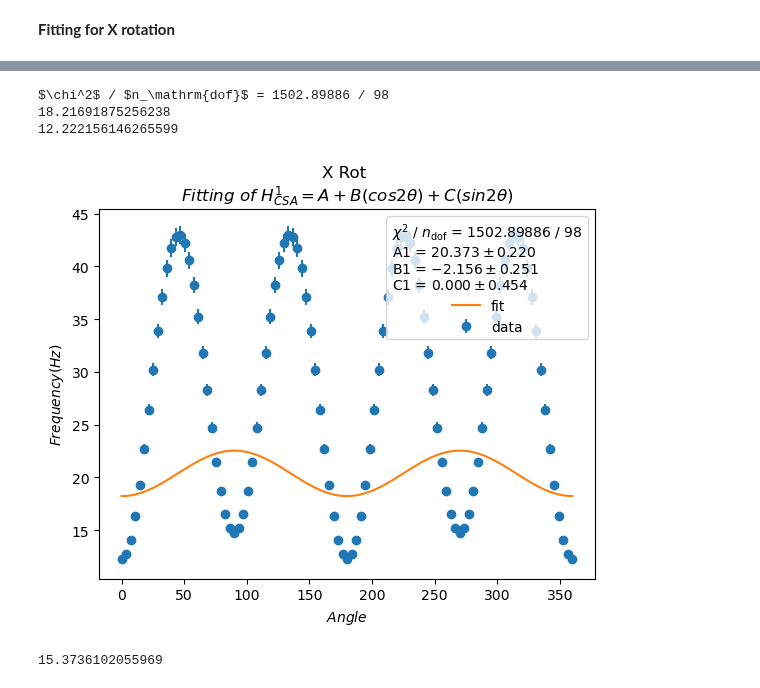
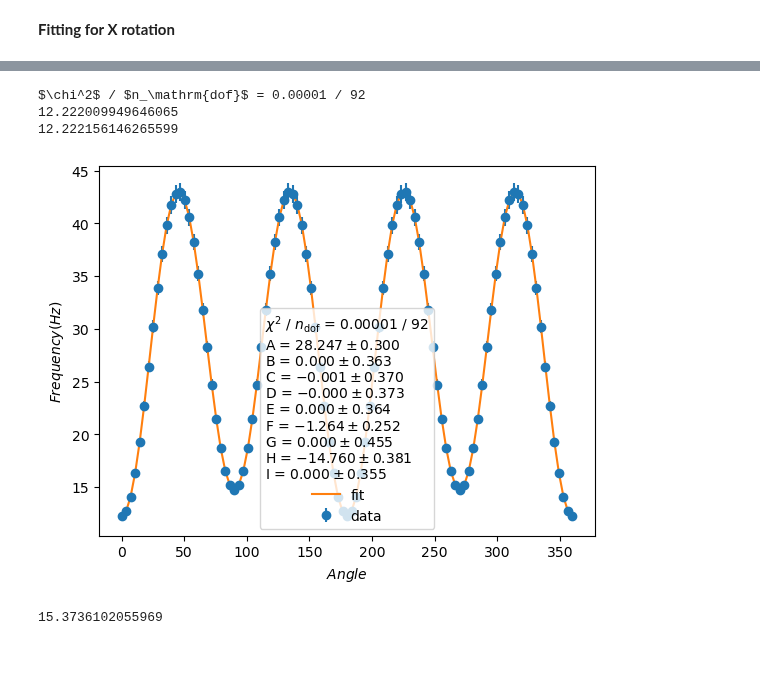
Before and after one commit to AstrobioShiva/Script_project, a Jupyter notebook: Python/Plotting/freq_fit.ipynb, the cells around one changed output, grey strips where cells are left out. Saved outputs shown, nothing was run; the diff lists cells and outputs as text; code cells hidden in the pictures; blank space fills up the shorter version.

```diff
--- a/Python/Plotting/freq_fit.ipynb
+++ b/Python/Plotting/freq_fit.ipynb
@@ -226,6 +228,10 @@ def Hcsa1(theta,A1, B1, C1):
 def HQ2 (theta,A2, B2, C2, D2, E2):
     freq_Q2 = A2 + B2*np.cos(2*theta*np.pi/180) + C2*np.sin(2*theta*np.pi/180) + D2*np.cos(4*theta*np.pi/180) + E2*np.sin(4*theta*np.pi/180)
     return freq_Q2
+
+def fourier(theta, A,B,C,D,E, F, G, H, I) :
+   freq_fourier = A + B*np.cos(1*theta*np.pi/180)+C*np.cos(3*theta*np.pi/180)+D*np.sin(1*theta*np.pi/180)+E*np.sin(3*theta*np.pi/180) + F*np.cos(2*theta*np.pi/180) + G*np.sin(2*theta*np.pi/180) + H*np.cos(4*theta*np.pi/180) + I*np.sin(4*theta*np.pi/180)
+   return freq_fourier
 # %% [markdown]
 $H^1_Q$ is same as $H^1_{CSA}$
 
@@ -434,9 +430,9 @@ print(np.max(y_sx))
 # %%
 #Curve Fitting using Iminiuit
 
-least_squares = LeastSquares(x, y_sx, y_sx/10, Hcsa1)
+least_squares = LeastSquares(x, y_sx, y_sx/10, fourier)
 #least_squares = LeastSquares(x, y,y/10, HQ2)
-m = Minuit(least_squares, A1 = -300, B1 = -15000, C1= 0)
+m = Minuit(least_squares, A = 1, B=1 , C=1, D = 1, E = 1, F = 1, G = 1, H = 1, I = 1)
 
 # m.fixed["A1"] = True
 # m.fixed["B1"] = True
@@ -461,33 +444,33 @@ m.hesse()   # accurately computes uncertainties
 # %%
 
 fit_info = [
     f"$\\chi^2$ / $n_\\mathrm{{dof}}$ = {m.fval:.5f} / {len(x) - m.nfit}",
 ]
 print(fit_info[0])
 
 
 for p, v, e in zip(m.parameters, m.values, m.errors):
     fit_info.append(f"{p} = ${v:.3f} \\pm {e:.3f}$")
 
 
 # draw data and fitted line
 plt.errorbar(x, y_sx, y_sx/50., fmt="o", label="data")
-plt.plot(x, Hcsa1(x, *m.values), label="fit")
+plt.plot(x, fourier(x, *m.values), label="fit")
 plt.xlabel(r'$Angle$')
 plt.ylabel(r'$Frequency (Hz)$')
-plt.title('X Rot \n'+r'$Fitting\ of\ H^1_{CSA} = A + B(cos2\theta )+ C(sin2\theta)$')
+#plt.title('X Rot \n'+r'$Fitting\ of\ H^1_{CSA} = A + B(cos2\theta )+ C(sin2\theta)$')
 #ax11.plot(x, HQ2(x, *m.values), label="fit")
 plt.legend(title="\n".join(fit_info))
 # plt.savefig("miniuit_fit_Hcsa1")
 
-print(Hcsa1(0, *m.values))
+print(fourier(0, *m.values))
 #print(HQ2(0, *m.values))
 print(y_sx[0])
 # %% [output]
-$\chi^2$ / $n_\mathrm{dof}$ = 1502.89886 / 98
-18.21691875256238
+$\chi^2$ / $n_\mathrm{dof}$ = 0.00001 / 92
+12.222009949646065
 12.222156146265599
-[figure, old version]
+[figure, new version]
 # %%
 (max(y_sx) - min(y_sx))/2
 # %% [output]
```
Also changed, not shown: parts of 7 cells of this notebook, 1 other file.
